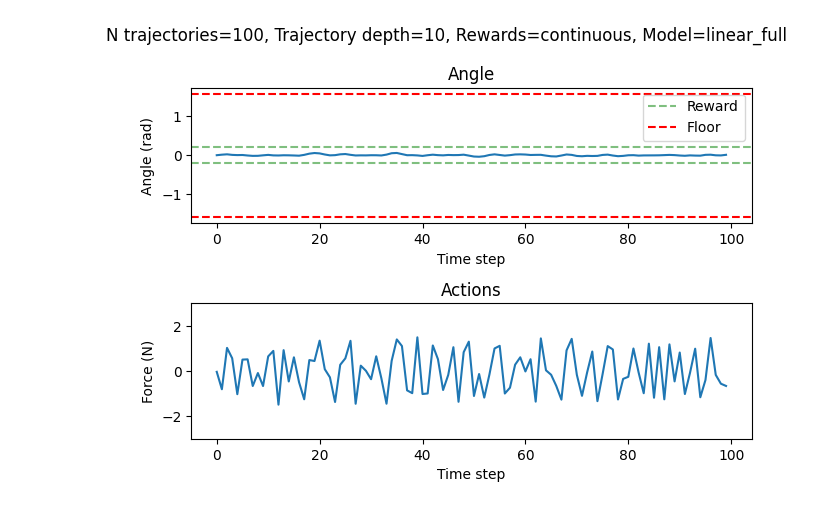
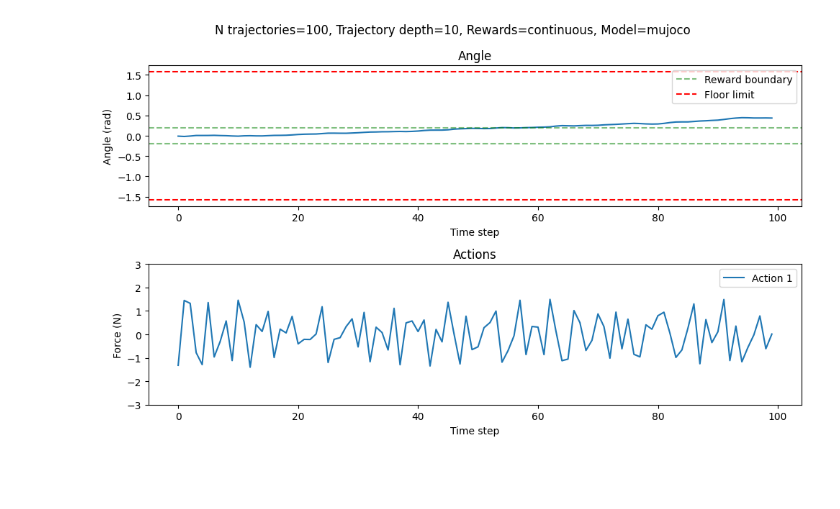
Before and after one commit to jtbuch/mpc_dojo, a Jupyter notebook: dan/MujocoCartpoleSimulations.ipynb, the cells around one changed output. Drawn from its saved outputs; the diff is of its cells as text; code cells hidden in the pictures; blank space fills up the shorter version.

Commit message:
extending action/obs spaces and having the cartpole work with that

```diff
--- a/dan/MujocoCartpoleSimulations.ipynb
+++ b/dan/MujocoCartpoleSimulations.ipynb
@@ -7,82 +7,103 @@ from scipy.linalg import solve_discrete_are
 import imageio
 # %%
 def simulate(bird, n_episodes, time_steps):
-    """ Simulate bird, possible episodic SARSA. """
+    """Simulate bird, possibly episodic SARSA."""
 
-    # Initialize trajectory tracking [episode, time_step, SAR]
-    hist = np.zeros((n_episodes, time_steps, 3), dtype=int)
+    simulation_data = {}
 
-    # Episodic loop
     for epi in range(n_episodes):
         episode_seed = 54 + epi
         np.random.seed(episode_seed)
-        # Create the environment
-        env = gym.make("InvertedPendulum-v5", render_mode="rgb_array", reset_noise_scale=0.001)
-        env.reset(seed=episode_seed)
+
+        env = gym.make("InvertedPendulum-v5", render_mode="rgb_array", reset_noise_scale=0.01)
+        obs, _ = env.reset(seed=episode_seed)
+
         writer = imageio.get_writer("output.gif", fps=30)
 
-        angles   = np.zeros((time_steps))
-        actions  = np.zeros((time_steps))
-        rewards  = np.zeros((time_steps))
+        obs_dim = env.observation_space.shape[0]
+        act_dim = env.action_space.shape[0]
+
+        observations = np.zeros((time_steps, obs_dim))
+        actions = np.zeros((time_steps, act_dim))
+        rewards = np.zeros(time_steps)
+
+        observations[0] = obs  # store initial observation at time 0
 
         for t in range(time_steps):
-            #print(f"States: {env.unwrapped.data.qpos}, {env.unwrapped.data.qvel}")
-            action = bird.mujoco_policy(env)
+            action = bird.mujoco_policy(env,obs)
+            action = np.asarray(action).flatten()
             actions[t] = action
 
-            obs, reward, done, truncated, info = env.step(np.array([action]))
-
-            angles[t] = obs[1]
+            obs, reward, done, truncated, info = env.step(action)
+            observations[t] = obs
             rewards[t] = reward
 
             if epi == n_episodes - 1:
-                frame = env.render()  # Returns a NumPy RGB array (H, W, 3)
-                frame = np.asarray(frame).astype(np.uint8)
-                writer.append_data(frame)
+                frame = env.render()
+                writer.append_data(np.asarray(frame).astype(np.uint8))
 
-            # Learning
-            # if train: bird.update(state, action, reward, next_state, next_action)
-
-        # Release the VideoWriter object and close the environment
         writer.close()
         env.close()
 
-    return angles, actions, rewards
+        episode_data = {}
+
+        for i in range(obs_dim):
+            episode_data[f"state_{i+1}"] = observations[:, i]
+        for i in range(act_dim):
+            episode_data[f"action_{i+1}"] = actions[:, i]
+
+        episode_data["reward"] = rewards
+
+        simulation_data[f"episode_{epi+1}"] = episode_data
+
+    return simulation_data
+
 
 
 # Simulate the bird
-planning_width = 100 # how many trajectories to simulate
-n_planning = 10 # how deep the rolout of each trajectory is
+planning_width = 10 # how many trajectories to simulate
+n_planning = 2 # how deep the rolout of each trajectory is
 reward_type='continuous' # rewards can be 'discrete' or 'continuous'
-model_type='linear_full' # model can be 'mujoco' or 'linear_full' or 'linear_reduced_<int>' where <int> is the rank of the model
+model_type='mujoco' # model can be 'mujoco' or 'linear_full' or 'linear_reduced_<int>' where <int> is the rank of the model
 
 bird = MPCShittyBird(n_actions = 10, planning_width=planning_width, n_planning=n_planning, reward_type=reward_type, model_type=model_type)
 
-angle, actions, rewards = simulate(bird, n_episodes=1, time_steps=100)
+# Simulate the bird
+simulation_data = simulate(bird, n_episodes=1, time_steps=100)
 
-plt.figure()
+episode1 = simulation_data["episode_1"]
+
+angle = episode1["state_1"]
+
+# Gather all action dimensions into a 2D array (time_steps, act_dim)
+action_keys = sorted([k for k in episode1 if k.startswith("action_")])  # sorted for order
+actions = np.vstack([episode1[k] for k in action_keys]).T
+
+plt.figure(figsize=(10, 6))
 plt.suptitle(f'N trajectories={planning_width}, Trajectory depth={n_planning}, Rewards={reward_type}, Model={model_type}', fontsize=12)
 
 # Plot the angle
 plt.subplot(2, 1, 1)
 plt.plot(angle)
 plt.title('Angle')
 plt.xlabel('Time step')
 plt.ylabel('Angle (rad)')
-plt.axhline(y=-0.2, color='g', linestyle='--', alpha=0.5, label='Reward')
+plt.axhline(y=-0.2, color='g', linestyle='--', alpha=0.5, label='Reward boundary')
 plt.axhline(y=0.2, color='g', linestyle='--', alpha=0.5)
-plt.axhline(y=-1.573, color='r', linestyle='--', label='Floor')
+plt.axhline(y=-1.573, color='r', linestyle='--', label='Floor limit')
 plt.axhline(y=1.573, color='r', linestyle='--')
 plt.legend()
 
 # Plot the actions
 plt.subplot(2, 1, 2)
 plt.plot(actions)
 plt.title('Actions')
 plt.xlabel('Time step')
 plt.ylabel('Force (N)')
 plt.ylim(-3, 3)
+plt.legend([f'Action {i+1}' for i in range(actions.shape[1])], loc='upper right')
 
 plt.tight_layout()
+plt.show()
 # %% [output]
-[figure, old version]
+[figure, new version]
```
Also changed, not shown: 1 other file.
